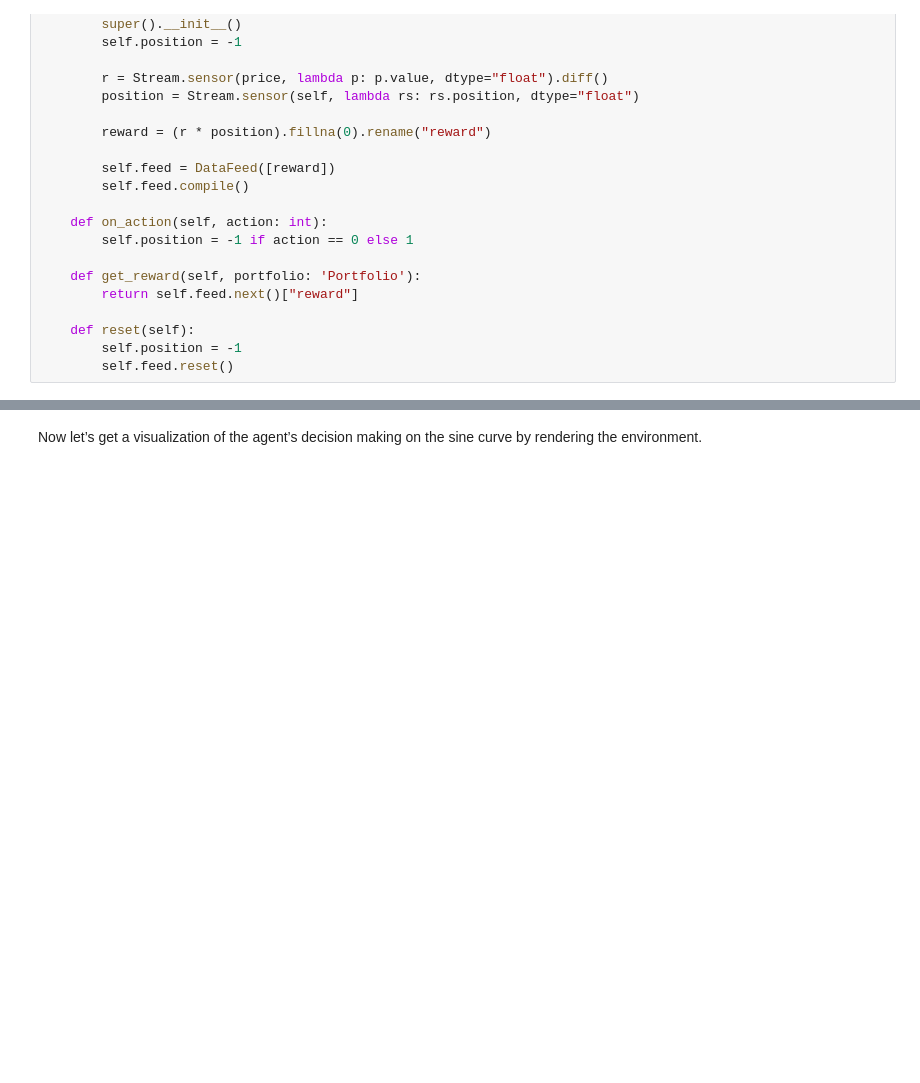
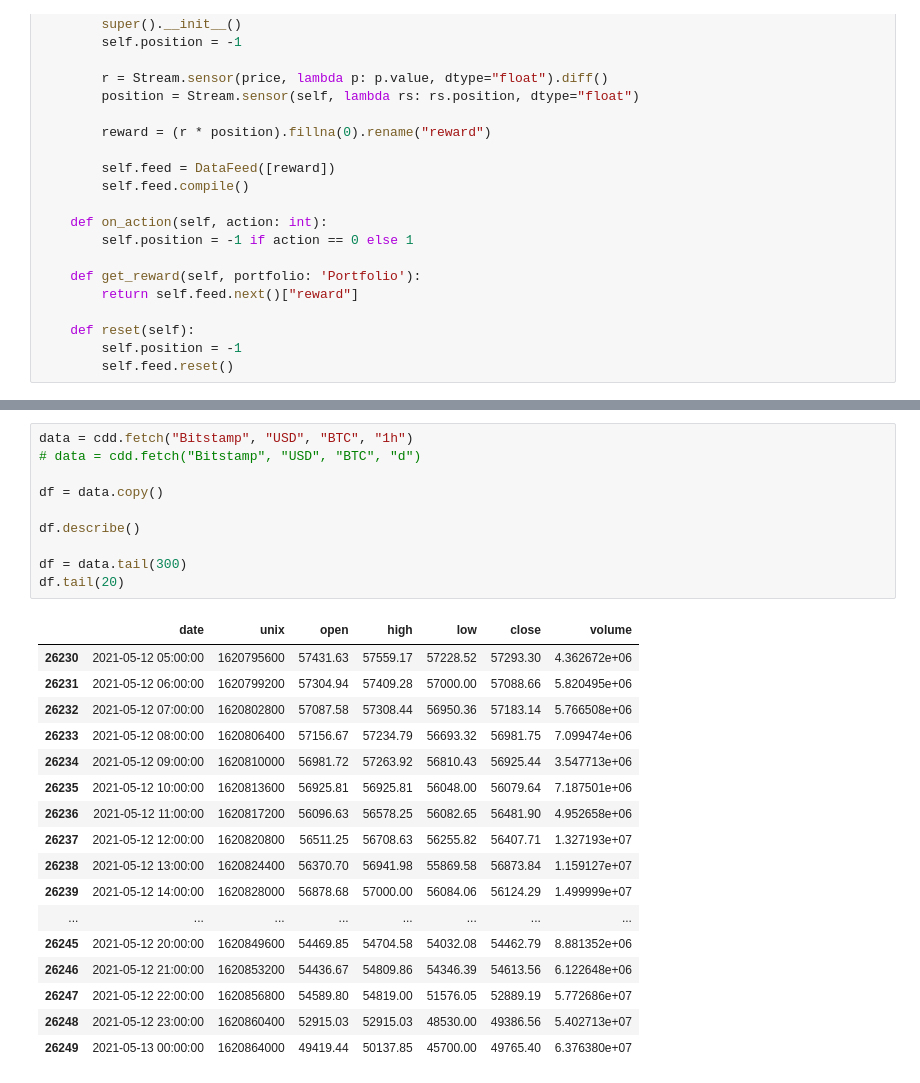
Before and after one commit to data-octo/AITrading, a Jupyter notebook: 2_BTC_USD_Using Ray with TensorTrade.ipynb, the cells around one changed output, grey strips where cells are left out. Cells and saved outputs as stored; diff of their text form; blank space fills up the shorter version.

```diff
--- a/2_BTC_USD_Using Ray with TensorTrade.ipynb
+++ b/2_BTC_USD_Using Ray with TensorTrade.ipynb
@@ -466,4 +499,30 @@ agent.restore(checkpoint_path)
-# %% [markdown]
-Now let’s get a visualization of the agent’s decision making on the sine curve by rendering the environment.
+# %%
+data = cdd.fetch("Bitstamp", "USD", "BTC", "1h")
+# data = cdd.fetch("Bitstamp", "USD", "BTC", "d")
+
+df = data.copy()
+
+df.describe()
+
+df = data.tail(300)
+df.tail(20)
+# %% [output]
+|  | date | unix | open | high | low | close | volume |
+| 26230 | 2021-05-12 05:00:00 | 1620795600 | 57431.63 | 57559.17 | 57228.52 | 57293.30 | 4.362672e+06 |
+| 26231 | 2021-05-12 06:00:00 | 1620799200 | 57304.94 | 57409.28 | 57000.00 | 57088.66 | 5.820495e+06 |
+| 26232 | 2021-05-12 07:00:00 | 1620802800 | 57087.58 | 57308.44 | 56950.36 | 57183.14 | 5.766508e+06 |
+| 26233 | 2021-05-12 08:00:00 | 1620806400 | 57156.67 | 57234.79 | 56693.32 | 56981.75 | 7.099474e+06 |
+| 26234 | 2021-05-12 09:00:00 | 1620810000 | 56981.72 | 57263.92 | 56810.43 | 56925.44 | 3.547713e+06 |
+| 26235 | 2021-05-12 10:00:00 | 1620813600 | 56925.81 | 56925.81 | 56048.00 | 56079.64 | 7.187501e+06 |
+| 26236 | 2021-05-12 11:00:00 | 1620817200 | 56096.63 | 56578.25 | 56082.65 | 56481.90 | 4.952658e+06 |
+| 26237 | 2021-05-12 12:00:00 | 1620820800 | 56511.25 | 56708.63 | 56255.82 | 56407.71 | 1.327193e+07 |
+| 26238 | 2021-05-12 13:00:00 | 1620824400 | 56370.70 | 56941.98 | 55869.58 | 56873.84 | 1.159127e+07 |
+| 26239 | 2021-05-12 14:00:00 | 1620828000 | 56878.68 | 57000.00 | 56084.06 | 56124.29 | 1.499999e+07 |
+| ... | ... | ... | ... | ... | ... | ... | ... |
+| 26245 | 2021-05-12 20:00:00 | 1620849600 | 54469.85 | 54704.58 | 54032.08 | 54462.79 | 8.881352e+06 |
+| 26246 | 2021-05-12 21:00:00 | 1620853200 | 54436.67 | 54809.86 | 54346.39 | 54613.56 | 6.122648e+06 |
+| 26247 | 2021-05-12 22:00:00 | 1620856800 | 54589.80 | 54819.00 | 51576.05 | 52889.19 | 5.772686e+07 |
+| 26248 | 2021-05-12 23:00:00 | 1620860400 | 52915.03 | 52915.03 | 48530.00 | 49386.56 | 5.402713e+07 |
+| 26249 | 2021-05-13 00:00:00 | 1620864000 | 49419.44 | 50137.85 | 45700.00 | 49765.40 | 6.376380e+07 |
 # %%
 # Instantiate the environment
```
Also changed, not shown: parts of 24 cells of this notebook, 11 other files.
